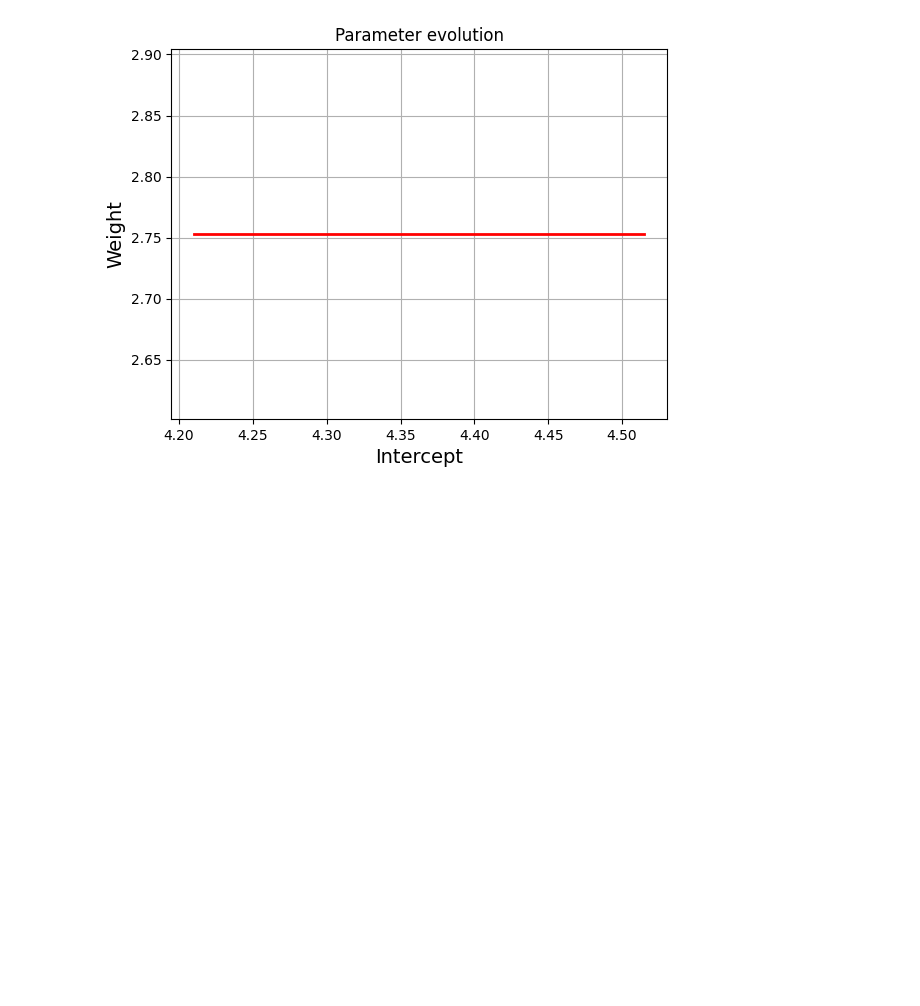
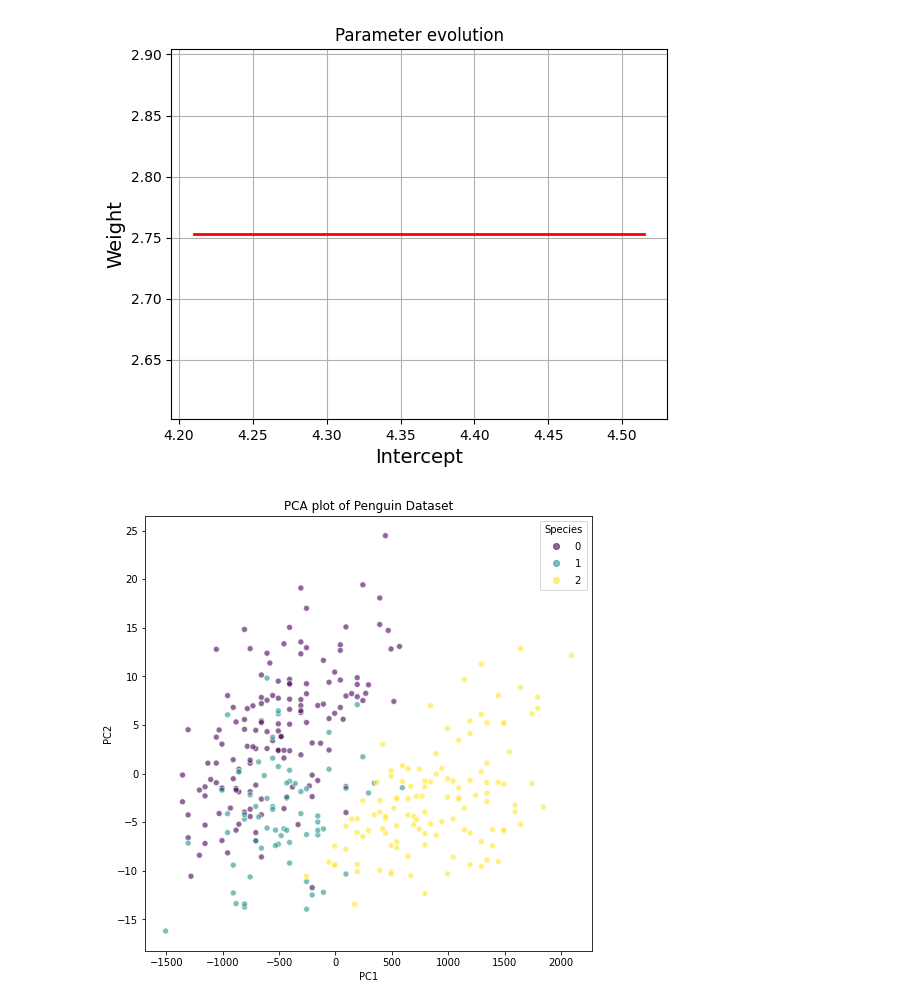
Before and after one commit to 892nske/qiita, a Jupyter notebook: 1_linear_regression/lr2.ipynb, the cells around one changed output. Drawn from its saved outputs; the diff is of its cells as text; code cells hidden in the pictures; blank space fills up the shorter version.

```diff
--- a/1_linear_regression/lr2.ipynb
+++ b/1_linear_regression/lr2.ipynb
@@ -173,3 +173,29 @@ plt.grid(True)
 plt.show()
 # %% [output]
 [figure]
+# %%
+import seaborn as sns
+from sklearn.decomposition import PCA
+import matplotlib.pyplot as plt
+
+# データをロード
+penguins = sns.load_dataset('penguins').dropna()
+
+# 'species'列を除くすべての数値列を使用
+numeric_columns = penguins.select_dtypes(include=['float64', 'int64']).columns
+numeric_penguins = penguins[numeric_columns]
+
+# 主成分分析（PCA）を実行
+pca = PCA(n_components=2)
+penguin_pca = pca.fit_transform(numeric_penguins)
+
+# プロット
+plt.figure(figsize=(8, 8))
+scatter = plt.scatter(penguin_pca[:, 0], penguin_pca[:, 1], c=penguins['species'].astype('category').cat.codes, alpha=0.6, edgecolors='w')
+plt.xlabel('PC1')
+plt.ylabel('PC2')
+plt.title('PCA plot of Penguin Dataset')
+plt.legend(*scatter.legend_elements(), title='Species')
+plt.show()
+# %% [output]
+[figure, added]
```
Also changed, not shown: parts of 1 cell of this notebook, 1 other file.
